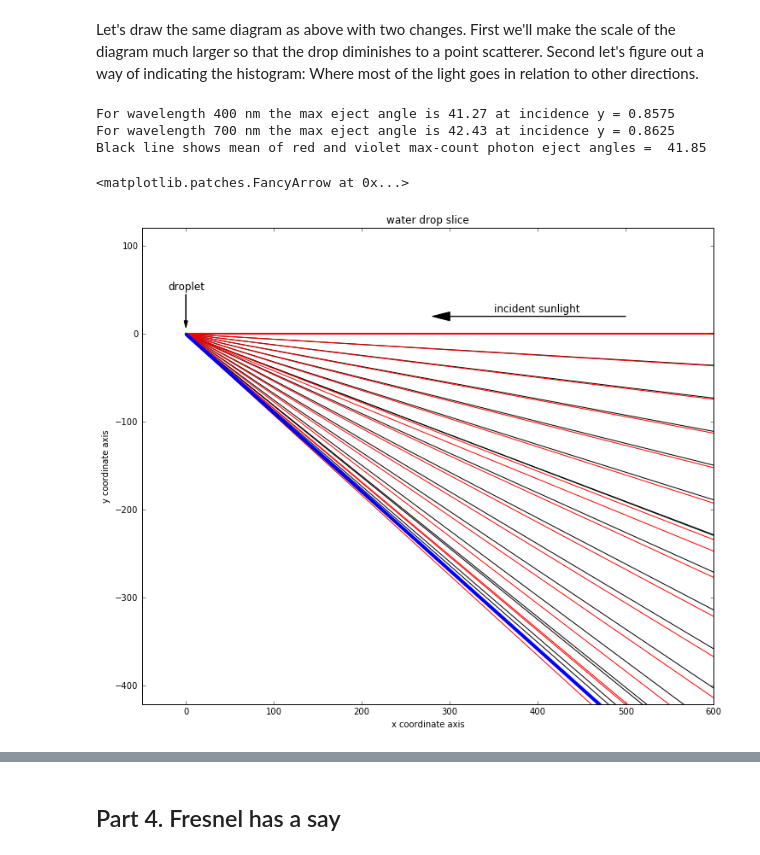
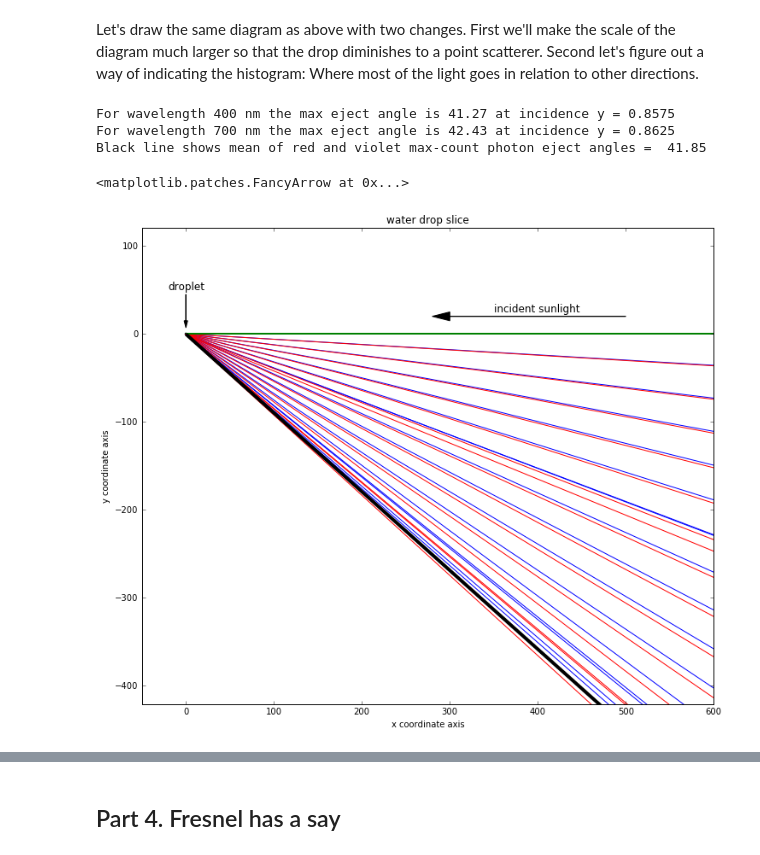
Before and after one commit to robfatland/percival, a Jupyter notebook: IPython Notebooks/Rainbow.ipynb, the cells around one changed output, grey strips where cells are left out. Cells and saved outputs as stored; diff of their text form; code cells hidden in the pictures.

```diff
--- a/IPython Notebooks/Rainbow.ipynb
+++ b/IPython Notebooks/Rainbow.ipynb
@@ -77,10 +79,10 @@ def getbin(value, lo, hi, bins):
         return bin
 # %%
 # Snell's law generalization to incident and transmission media
-def snell(thetaInc, indexInc, indexTrans):
-    return np.arcsin((indexInc/indexTrans)*np.sin(thetaInc))
+def snell(angleInc, indexInc, indexTrans):
+    return np.arcsin((indexInc/indexTrans)*np.sin(angleInc))
 # %%
 # you just know this already exists
-def rtd(theta): return theta*180.0/pi
+def rtd(angleRadians): return angleRadians*180.0/pi
 # %%
 # you just know this already exists
@@ -138,18 +140,18 @@ print len(histogram)
 
 yIncident = []     # an array of incident y-values (offsets from the droplet-sun line)
 alphaDeg = []      # incoming incidence relative to normal
-thetaDeg = []      # scatter angle
+sigmaDeg = []      # scatter angle
 
 for i in range(nC):
-    thetaDeg.append([])  # a List of outputs accumulated by wavelength
+    sigmaDeg.append([])  # a List of outputs accumulated by wavelength
 # %% [output]
 <type 'numpy.ndarray'>
 7
 # %%
 # This cell fires one million photons at the droplet nC (number-of-colors) times and tracks where they come out
 
-maxTheta = -2.*pi
-yOfMaxTheta = 0.0
+maxSigma = -2.*pi
+yOfMaxSigma = 0.0
 firstY = 0.0
 lastY = 1.0
 intervalY = 0.000001
@@ -177,7 +179,7 @@ for i in range(nC):
 
     for yP in np.arange(firstY, lastY, intervalY):
 
-        # Per the diagram:
+        # Refer to the diagram above for some of these labels:
         #   (x, y) is a point of origin off towards the sun
         #   (xP, yP) is where the incident photon strikes the droplet at point P
         #   C is the center of the droplet (the origin) in this coordinate system
@@ -191,9 +193,9 @@ for i in range(nC):
         # beta is the internal refracted angle relative to the unit normal at P
         # beta = snell(alpha, iorAir, iorWater)
 
-        # theta = 4.*beta - 2.*alpha
+        # sigma = 4.*beta - 2.*alpha
         # Notice we do not use 'scatterWithFresnel' so the result is unweighted: 1 photon
-        theta = scatter(yP, wavelength, iorAir, iorWater)
+        sigma = scatter(yP, wavelength, iorAir, iorWater)
 
         # The subsequent code here is commented out. It concerns 'following the photon' through
         # the droplet which is revisited in subsequent sections when we consider attenuation.
@@ -233,25 +235,25 @@ for i in range(nC):
         # gamma is the refraction angle at R
         # gamma = snell(beta, iorWater, iorAir)
         #
-        # theta is the scatter angle from the droplet, calculated above. It can be calculated directly
+        # sigma is the scatter angle from the droplet, calculated above. It can be calculated directly
         #   here by subtracting gamma from angleUCR. The result will be positive or zero.
-        # theta_version2 = angleUCR - gamma
+        # sigma_version2 = angleUCR - gamma
         #
-        # theta_version2 will differ from theta by a very small amount due to floating point precision
+        # sigma_version2 will differ from sigma by a very small amount due to floating point precision
 
-        if theta > maxTheta:
-            maxTheta = theta
-            yOfMaxTheta = yP
+        if sigma > maxSigma:
+            maxSigma = sigma
+            yOfMaxSigma = yP
 
-        thetaDeg[i].append(rtd(theta))
-        binNumber = getbin(theta, domainLo, domainHi, domainBins)
+        sigmaDeg[i].append(rtd(sigma))
+        binNumber = getbin(sigma, domainLo, domainHi, domainBins)
 
         # I include Transmission and Reflection and Transmission coefficients to anticipate calculating
         #   them more carefully down below in this notebook.
 
         if binNumber >= 0 and binNumber < domainBins: histogram[i][binNumber] += 1
 
-print len(thetaDeg[0])
+print len(sigmaDeg[0])
 print len(yIncident)
 print 'Carry on, Sergeant Major!'
 # %% [output]
@@ -494,7 +499,7 @@ maxIncidentY = 0.0
 
 colorScheme = 0
 colorSelect = [
-    [['none','none','none','black'],['red','none','none','red']],
+    [['none','none','none','blue'],['green','none','none','red']],
     [['blue','none','none','blue'],['none','none','none','none']],
     [['none','none','none','none'],['red','none','none','red']]
     ]
@@ -546,32 +551,32 @@ for w in range(numWavelengths):
             ax.plot([x2, x3], [y2, y3], color=colorSelect[colorScheme][w][2])
             ax.plot([x3, x4], [y3, y4], color=colorSelect[colorScheme][w][3])
 
     print 'For wavelength', wavelength, 'nm the max eject angle is',\
         round(rtd(maxEject),2), 'at incidence y =', maxIncidentY
 
     averageMaxEjectAngle += maxEject
 
 averageMaxEjectAngle /= numWavelengths
 print 'Black line shows mean of red and violet max-count photon eject angles = ', round(rtd(averageMaxEjectAngle), 2)
 
 # point of origin slightly away from the origin towards scatter direction for a cleaner plot
 x0 = np.sqrt(2.0);
 y0 = -np.sqrt(2.0);
 
 x1 = 10000.0 * np.cos(-averageMaxEjectAngle)
 y1 = 10000.0 * np.sin(-averageMaxEjectAngle)
-ax.plot([x0, x1], [y0, y1], color='blue', linewidth='4')
+ax.plot([x0, x1], [y0, y1], color='black', linewidth='4')
 
 # For arrow note see https://philbull.wordpress.com/2012/04/05/drawing-arrows-in-matplotlib/ (DEI!)
 ax.arrow( 500., 20., -200., 0., fc='k', ec='k', head_width=10.0, head_length=20.0 )
 
 # include some text annotation
 ax.text( 350, 25, 'incident sunlight', fontsize=12)
 ax.text( -20, 50, 'droplet', fontsize=12)
 ax.arrow(0., 45., 0., -30., fc='k', ec='k', head_width = 4., head_length = 8.)
 # %% [output]
 For wavelength 400 nm the max eject angle is 41.27 at incidence y = 0.8575
 For wavelength 700 nm the max eject angle is 42.43 at incidence y = 0.8625
 Black line shows mean of red and violet max-count photon eject angles =  41.85
 <matplotlib.patches.FancyArrow at 0x...>
-[figure, old version]
+[figure, new version]
```
Also changed, not shown: parts of 16 cells of this notebook.
